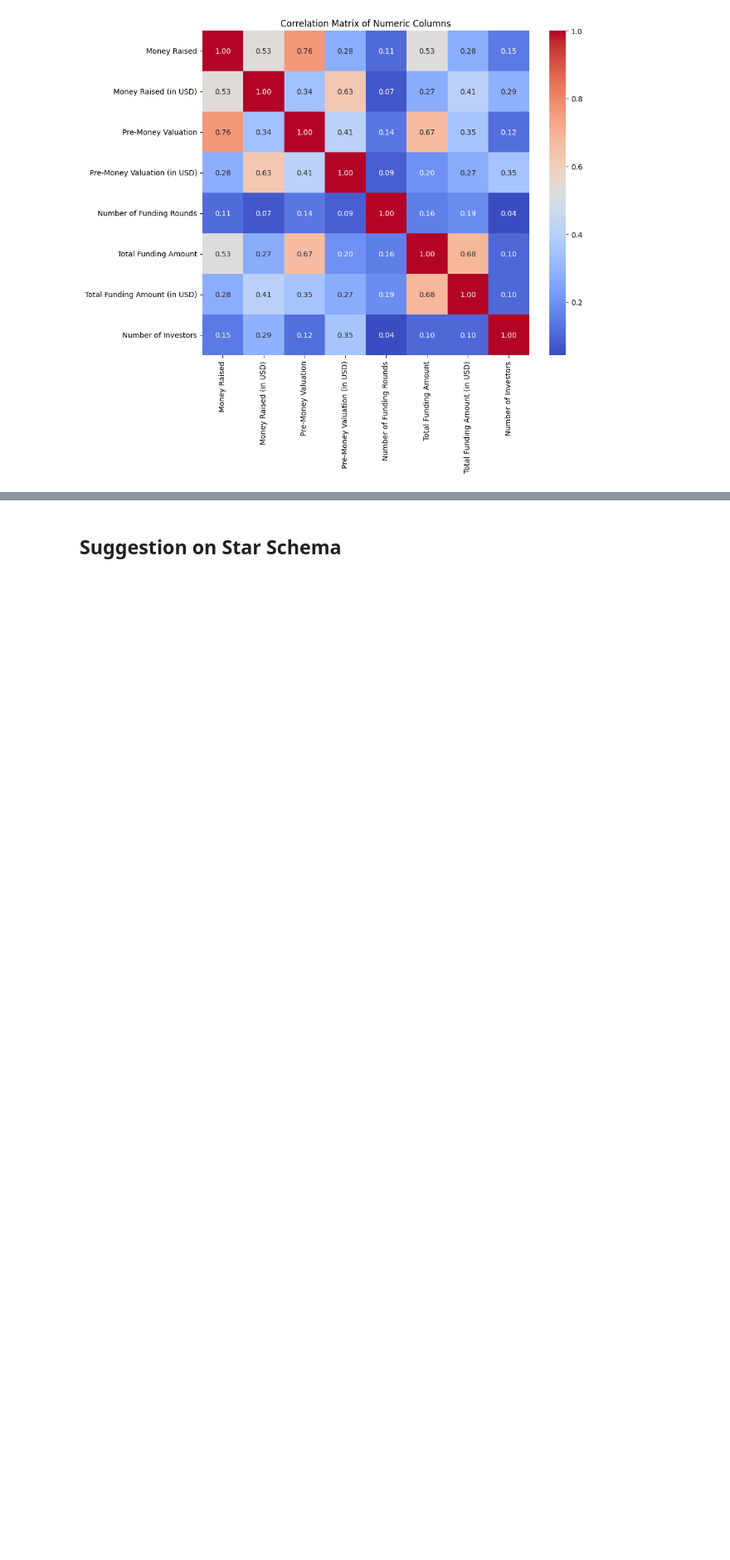
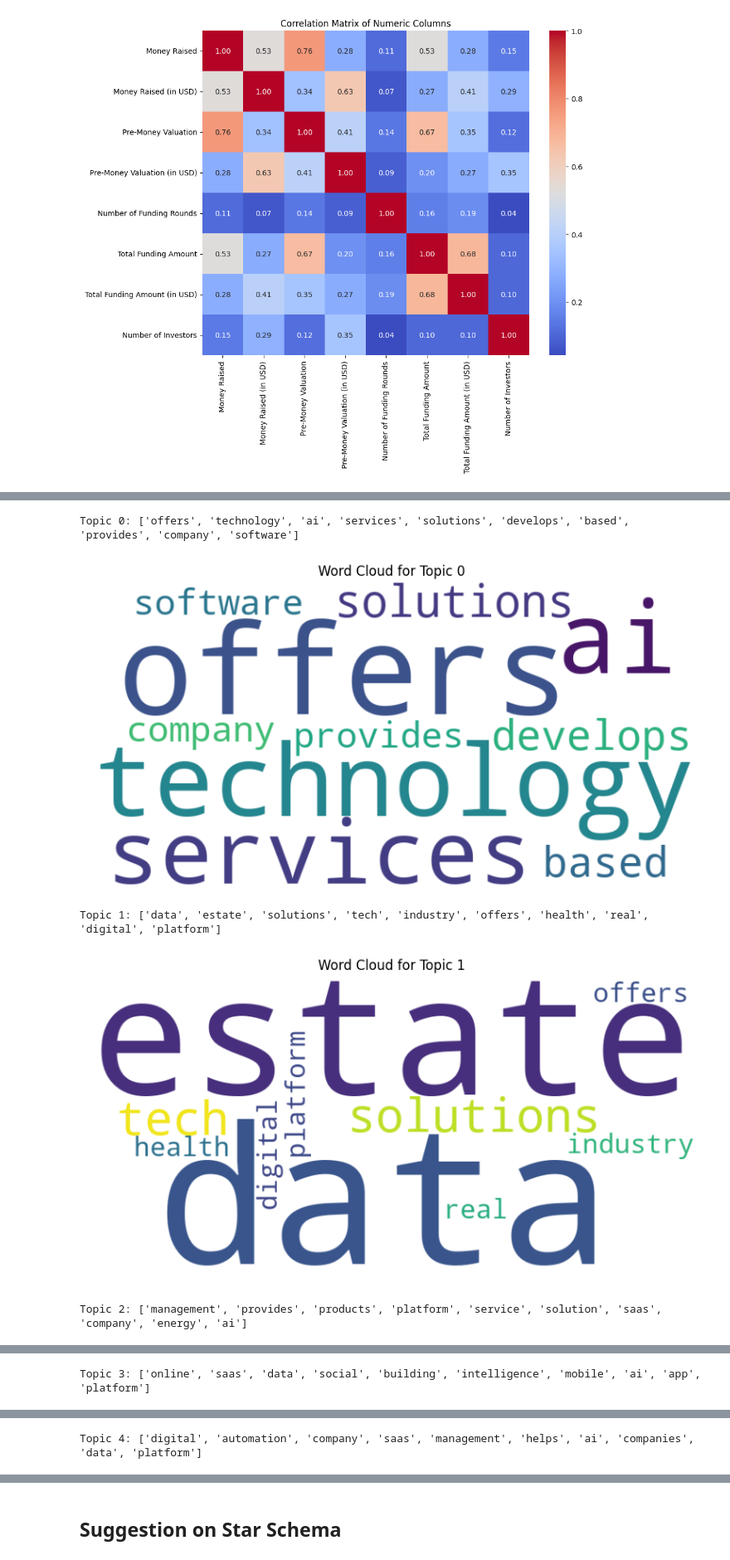
Before and after one commit to hendrik-spl/cbs-bdp-market-review-dashboard, a Jupyter notebook: eda_and_preprocessing/exploratory_data_analysis.ipynb, the cells around one changed output, grey strips where cells are left out. Shown at 83% size. Saved outputs shown, nothing was run; the diff lists cells and outputs as text; code cells hidden in the pictures; blank space fills up the shorter version.

Commit message:
Word Cloud to EDA, Fixed DB

```diff
--- a/eda_and_preprocessing/exploratory_data_analysis.ipynb
+++ b/eda_and_preprocessing/exploratory_data_analysis.ipynb
@@ -123,0 +126,30 @@ Number of outliers in Number of Investors: 131
+# %%
+from sklearn.feature_extraction.text import CountVectorizer
+from sklearn.decomposition import LatentDirichletAllocation
+from wordcloud import WordCloud
+
+# Vectorize the text
+vectorizer = CountVectorizer(stop_words='english', max_features=1000)
+desc_vectorized = vectorizer.fit_transform(df['Organization Description'])
+
+# Apply LDA
+lda = LatentDirichletAllocation(n_components=5, random_state=42)
+lda.fit(desc_vectorized)
+
+# Print the top words per topic
+words = vectorizer.get_feature_names_out()
+for i, topic in enumerate(lda.components_):
+    top_words = [words[i] for i in topic.argsort()[-10:]]  # Get the top 30 words for each topic
+    print(f"Topic {i}: {top_words}")
+    wordcloud = WordCloud(width=800, height=400, background_color='white').generate(' '.join(top_words))
+    plt.figure(figsize=(10, 5))
+    plt.imshow(wordcloud, interpolation='bilinear')
+    plt.axis('off')
+    plt.title(f"Word Cloud for Topic {i}")
+    plt.show()
+# %% [output]
+Topic 0: ['offers', 'technology', 'ai', 'services', 'solutions', 'develops', 'based', 'provides', 'company', 'software']
+[figure, added]
+Topic 1: ['data', 'estate', 'solutions', 'tech', 'industry', 'offers', 'health', 'real', 'digital', 'platform']
+[figure, added]
+Topic 2: ['management', 'provides', 'products', 'platform', 'service', 'solution', 'saas', 'company', 'energy', 'ai']
@@ -123,0 +157 @@ Number of outliers in Number of Investors: 131
+Topic 3: ['online', 'saas', 'data', 'social', 'building', 'intelligence', 'mobile', 'ai', 'app', 'platform']
@@ -123,0 +159 @@ Number of outliers in Number of Investors: 131
+Topic 4: ['digital', 'automation', 'company', 'saas', 'management', 'helps', 'ai', 'companies', 'data', 'platform']
```
Also changed, not shown: parts of 2 cells of this notebook, 4 other files.
